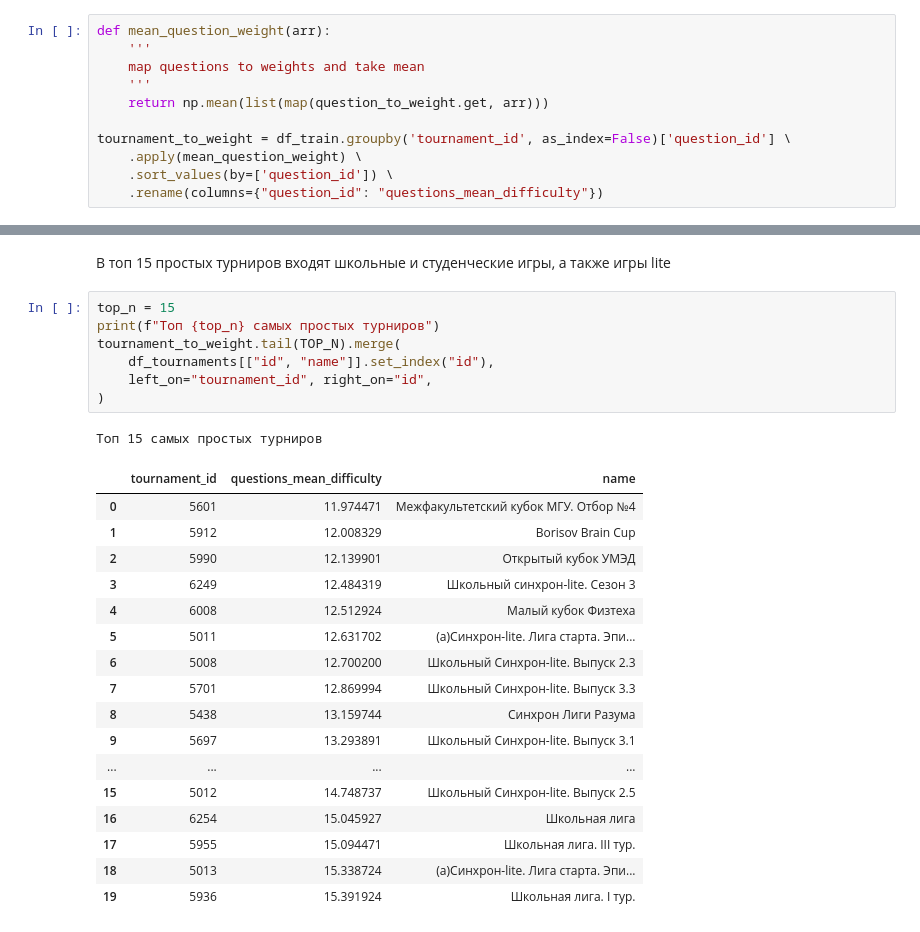
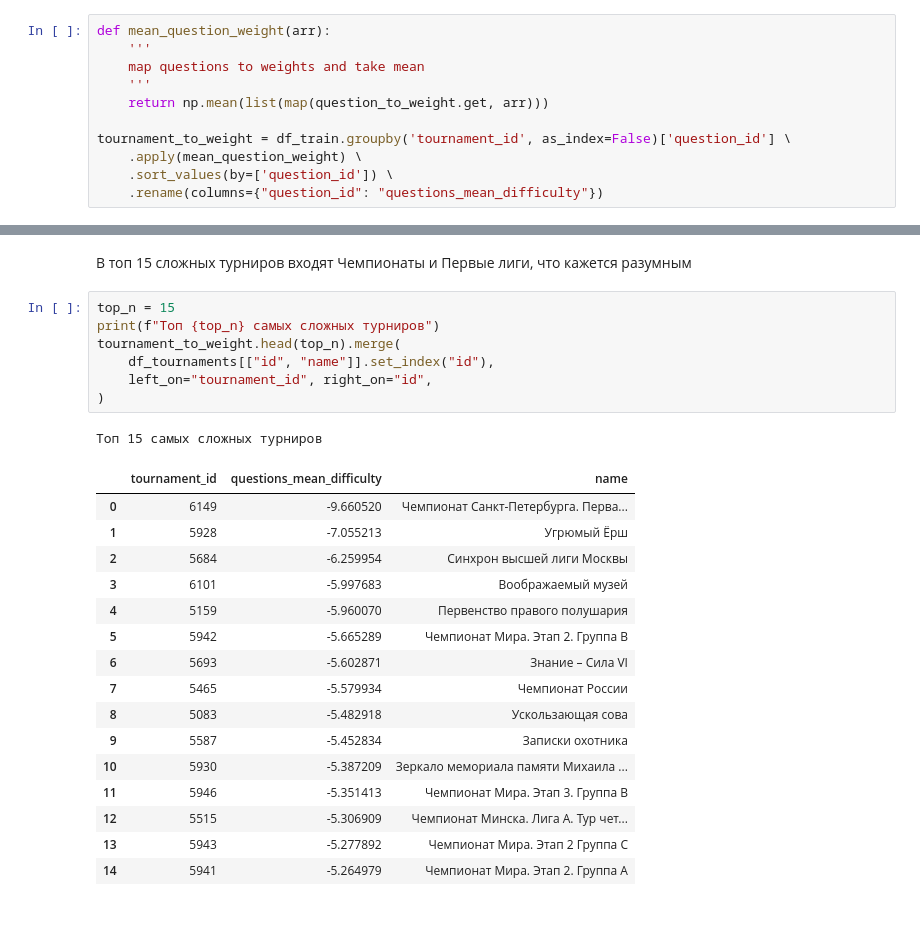
Before and after one commit to alex-tikh/MADE_2_ml, a Jupyter notebook: hw2/hw2.ipynb, the cells around one changed output, grey strips where cells are left out. Cells and saved outputs as stored; diff of their text form.

```diff
--- a/hw2/hw2.ipynb
+++ b/hw2/hw2.ipynb
@@ -395,28 +375,27 @@ tournament_to_weight.head(TOP_N).merge(
-# %% [markdown]
-В топ 15 простых турниров входят школьные и студенческие игры, а также игры lite
-# %%
-top_n = 15
-print(f"Топ {top_n} самых простых турниров")
-tournament_to_weight.tail(TOP_N).merge(
-    df_tournaments[["id", "name"]].set_index("id"),
-    left_on="tournament_id", right_on="id",
-)
-# %% [output]
-Топ 15 самых простых турниров
-|  | tournament_id | questions_mean_difficulty | name |
-| 0 | 5601 | 11.974471 | Межфакультетский кубок МГУ. Отбор №4 |
-| 1 | 5912 | 12.008329 | Borisov Brain Cup |
-| 2 | 5990 | 12.139901 | Открытый кубок УМЭД |
-| 3 | 6249 | 12.484319 | Школьный синхрон-lite. Сезон 3 |
-| 4 | 6008 | 12.512924 | Малый кубок Физтеха |
-| 5 | 5011 | 12.631702 | (а)Синхрон-lite. Лига старта. Эпи... |
-| 6 | 5008 | 12.700200 | Школьный Синхрон-lite. Выпуск 2.3 |
-| 7 | 5701 | 12.869994 | Школьный Синхрон-lite. Выпуск 3.3 |
-| 8 | 5438 | 13.159744 | Синхрон Лиги Разума |
-| 9 | 5697 | 13.293891 | Школьный Синхрон-lite. Выпуск 3.1 |
-| ... | ... | ... | ... |
-| 15 | 5012 | 14.748737 | Школьный Синхрон-lite. Выпуск 2.5 |
-| 16 | 6254 | 15.045927 | Школьная лига |
-| 17 | 5955 | 15.094471 | Школьная лига. III тур. |
-| 18 | 5013 | 15.338724 | (а)Синхрон-lite. Лига старта. Эпи... |
-| 19 | 5936 | 15.391924 | Школьная лига. I тур. |
+# %% [markdown]
+В топ 15 сложных турниров входят Чемпионаты и Первые лиги, что кажется разумным
+# %%
+top_n = 15
+print(f"Топ {top_n} самых сложных турниров")
+tournament_to_weight.head(top_n).merge(
+    df_tournaments[["id", "name"]].set_index("id"),
+    left_on="tournament_id", right_on="id",
+)
+# %% [output]
+Топ 15 самых сложных турниров
+|  | tournament_id | questions_mean_difficulty | name |
+| 0 | 6149 | -9.660520 | Чемпионат Санкт-Петербурга. Перва... |
+| 1 | 5928 | -7.055213 | Угрюмый Ёрш |
+| 2 | 5684 | -6.259954 | Синхрон высшей лиги Москвы |
+| 3 | 6101 | -5.997683 | Воображаемый музей |
+| 4 | 5159 | -5.960070 | Первенство правого полушария |
+| 5 | 5942 | -5.665289 | Чемпионат Мира. Этап 2. Группа В |
+| 6 | 5693 | -5.602871 | Знание – Сила VI |
+| 7 | 5465 | -5.579934 | Чемпионат России |
+| 8 | 5083 | -5.482918 | Ускользающая сова |
+| 9 | 5587 | -5.452834 | Записки охотника |
+| 10 | 5930 | -5.387209 | Зеркало мемориала памяти Михаила ... |
+| 11 | 5946 | -5.351413 | Чемпионат Мира. Этап 3. Группа В |
+| 12 | 5515 | -5.306909 | Чемпионат Минска. Лига А. Тур чет... |
+| 13 | 5943 | -5.277892 | Чемпионат Мира. Этап 2 Группа С |
+| 14 | 5941 | -5.264979 | Чемпионат Мира. Этап 2. Группа А |
```
Also changed, not shown: parts of 15 cells of this notebook, 4 other files.
